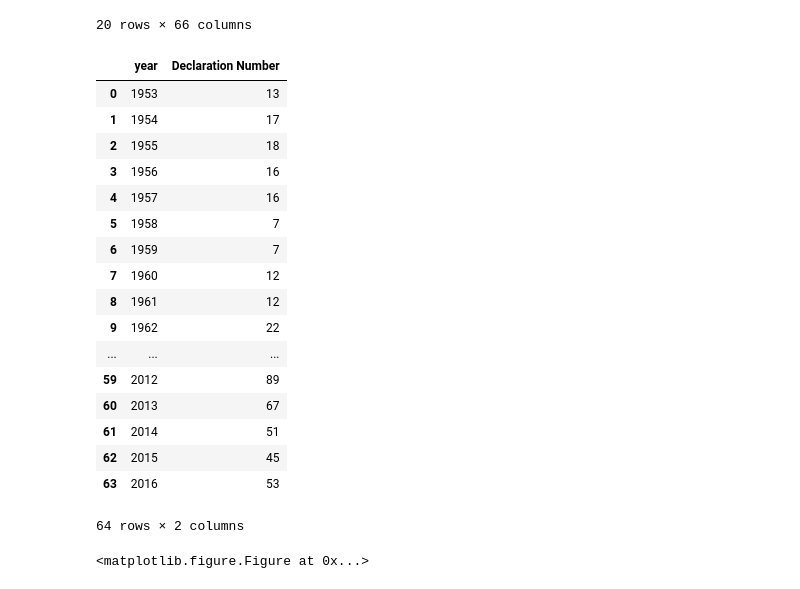
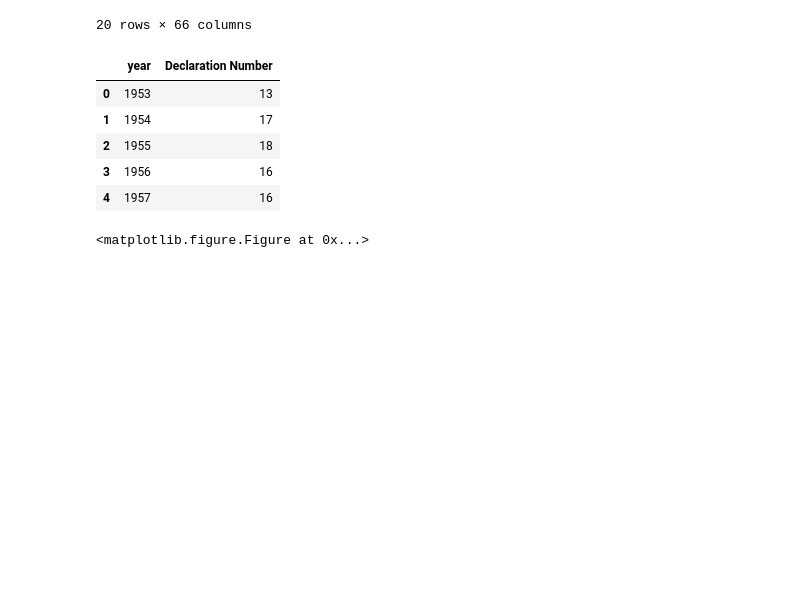
Before and after one commit to HannahSantana/SeaOtters, a Jupyter notebook: disaster_data.ipynb, the cells around one changed output. Cells and saved outputs as stored; diff of their text form; code cells hidden in the pictures; blank space fills up the shorter version.

```diff
--- a/disaster_data.ipynb
+++ b/disaster_data.ipynb
@@ -75,26 +75,14 @@ unstack_df
 # %%
 yearly_changes = filter_df.groupby('year')['Declaration Number'].count().reset_index()
 time = yearly_changes.drop(yearly_changes.index[64])
-time
+time.head()
 # %% [output]
 |  | year | Declaration Number |
 | 0 | 1953 | 13 |
 | 1 | 1954 | 17 |
 | 2 | 1955 | 18 |
 | 3 | 1956 | 16 |
 | 4 | 1957 | 16 |
-| 5 | 1958 | 7 |
-| 6 | 1959 | 7 |
-| 7 | 1960 | 12 |
-| 8 | 1961 | 12 |
-| 9 | 1962 | 22 |
-| ... | ... | ... |
-| 59 | 2012 | 89 |
-| 60 | 2013 | 67 |
-| 61 | 2014 | 51 |
-| 62 | 2015 | 45 |
-| 63 | 2016 | 53 |
-64 rows × 2 columns
 # %%
 fig = plt.figure()
 plt.figure(figsize=(20, 8))
```
